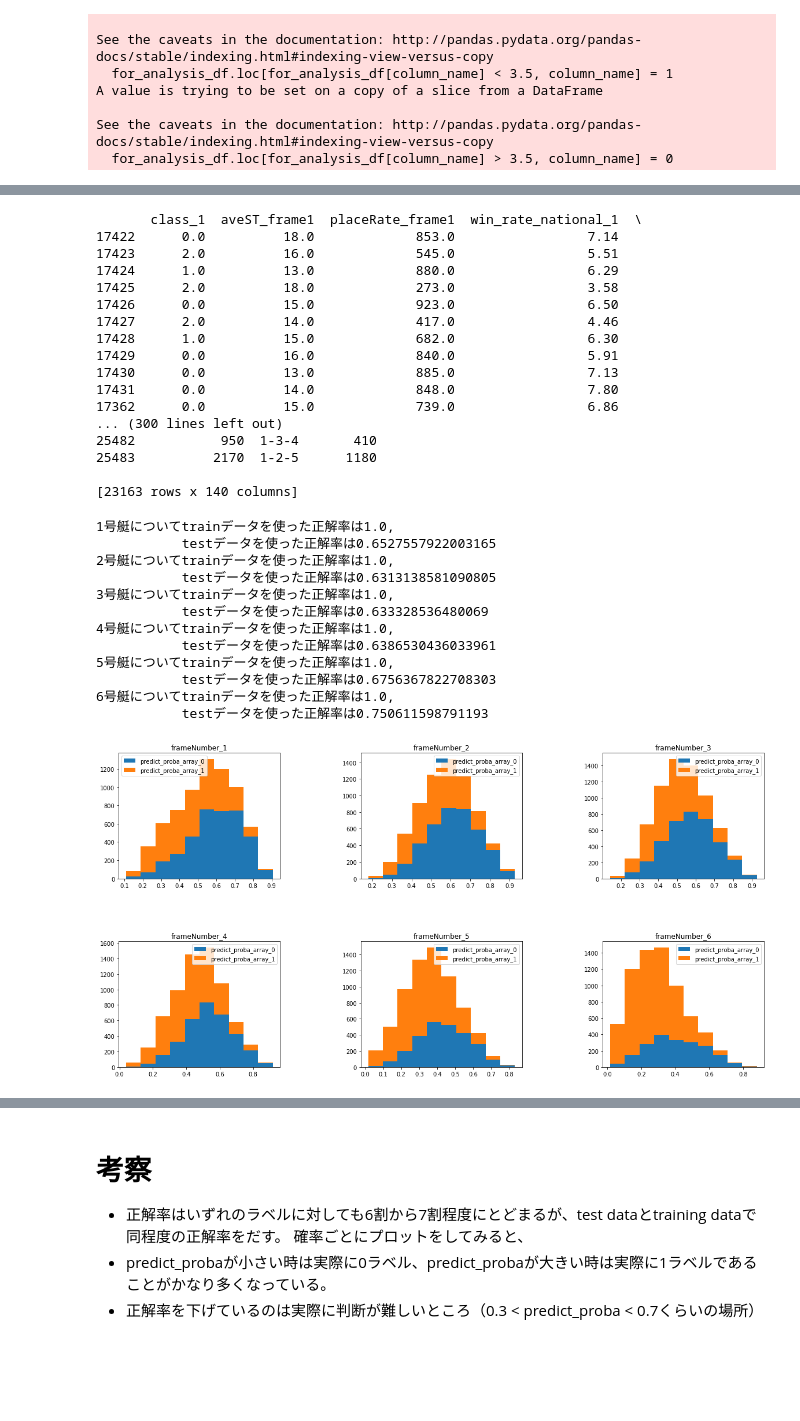
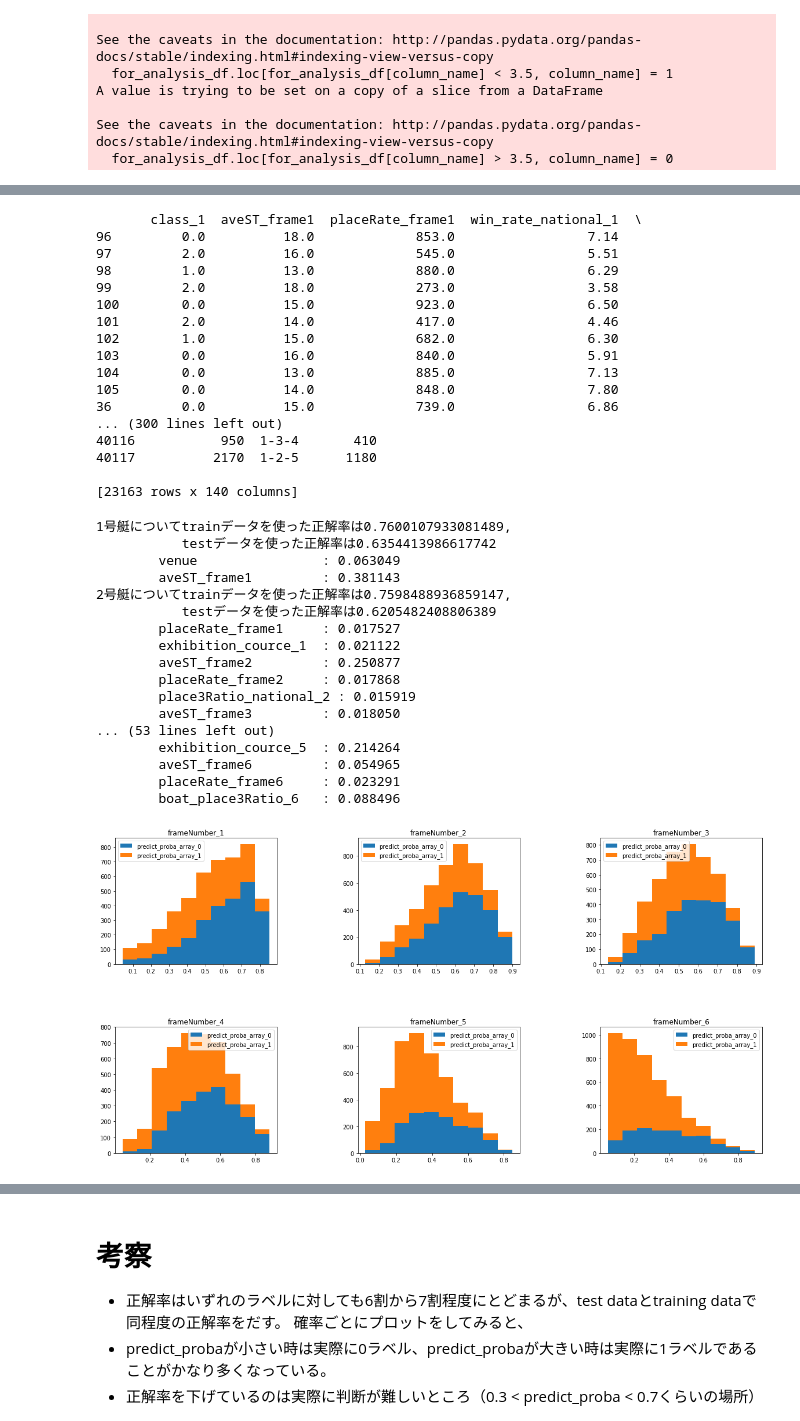
Before and after one commit to griCe14807/boatrace, a Jupyter notebook: src/analyze/RandomForestClassification.ipynb, the cells around one changed output, grey strips where cells are left out. Drawn from its saved outputs; the diff is of its cells as text; code cells hidden in the pictures; blank space fills up the shorter version.

```diff
--- a/src/analyze/RandomForestClassification.ipynb
+++ b/src/analyze/RandomForestClassification.ipynb
@@ -62,12 +62,8 @@ To retain the current behavior and silence the warning, pass 'sort=True'.
 
   race_results_supplementary_df = pd.concat(race_results_supplementary_df_list)
 # %%
-"""
-
-# test用にdfを期間で区切って小さくして使いたい時
+# dfを期間で区切って小さくして使いたい時
 from_dt = datetime(2019, 1, 1)
-to_dt = datetime(2019, 9, 1)
+to_dt = datetime(2019, 3, 1)
 
 the_merged_df = the_merged_df[(the_merged_df["date"] >= from_dt) & (the_merged_df["date"] <= to_dt)]
-
-"""
@@ -76,5 +70,5 @@ the_merged_df = the_merged_df[(the_merged_df["date"] >= from_dt) & (the_merged_d
 # %%
-# logistic regressionを利用した学習
+# Random forest regressionを利用した学習
 
 def make_df_for_analyze(merged_df, fv_list, column_list_label, odds_list):
     """
@@ -174,7 +168,7 @@ def learn_logistic_regression(train_data, column_list_label, num_estimators, max
         # ラベルを指定
         train_t = train_data[:, - num_labels + i]
 
-        # ロジスティック回帰
+        # Random Forest Classification
         clf = RFC(n_estimators=num_estimators, max_depth=max_depth, max_features=max_features, n_jobs=-1)
         clf.fit(train_x, train_t)
 
@@ -244,11 +238,11 @@ odds_list =  ["win", "winOdds",
              "trio", "trioOdds"]
 
 # データのうち、教師データとして使う割合（残りをテストデータとして用いる）
-train_data_ratio = 0.7
+train_data_ratio = 0.8
 # random forestの木の本数
 num_estimators = 100
 # 探索木の最大深さ
-max_depth = None
+max_depth = 8
 #  サンプリングする特徴量の数
 max_features = None
 
@@ -304,20 +298,20 @@ print(fv_label_df)
 print(fv_label_odds_df)
 # %% [output]
        class_1  aveST_frame1  placeRate_frame1  win_rate_national_1  \
-17422      0.0          18.0             853.0                 7.14
-17423      2.0          16.0             545.0                 5.51
-17424      1.0          13.0             880.0                 6.29
-17425      2.0          18.0             273.0                 3.58
-17426      0.0          15.0             923.0                 6.50
-17427      2.0          14.0             417.0                 4.46
-17428      1.0          15.0             682.0                 6.30
-17429      0.0          16.0             840.0                 5.91
-17430      0.0          13.0             885.0                 7.13
-17431      0.0          14.0             848.0                 7.80
-17362      0.0          15.0             739.0                 6.86
+96         0.0          18.0             853.0                 7.14
+97         2.0          16.0             545.0                 5.51
+98         1.0          13.0             880.0                 6.29
+99         2.0          18.0             273.0                 3.58
+100        0.0          15.0             923.0                 6.50
+101        2.0          14.0             417.0                 4.46
+102        1.0          15.0             682.0                 6.30
+103        0.0          16.0             840.0                 5.91
+104        0.0          13.0             885.0                 7.13
+105        0.0          14.0             848.0                 7.80
+36         0.0          15.0             739.0                 6.86
 ... (300 lines left out)
-25482           950  1-3-4       410
-25483          2170  1-2-5      1180
+40116           950  1-3-4       410
+40117          2170  1-2-5      1180
 
 [23163 rows x 140 columns]
 # %%
@@ -345,46 +339,57 @@ for i, clf in enumerate(clf_list):
     train_t = train_data[:, - num_labels + i]
     test_t = test_data[:, - num_labels + i]
 
     # 正解率を計算
     train_score = clf.score(train_x, train_t)
     test_score = clf.score(test_x, test_t)
     print("{2}号艇についてtrainデータを使った正解率は{0},\n \
           testデータを使った正解率は{1}".format(train_score, test_score, i + 1))
 
+    # Feature Importance
+    fti = clf.feature_importances_
+    for j, fv in enumerate(fv_list):
+        if fti[j] > 0.015:
+            print('\t{0:20s} : {1:>.6f}'.format(fv, fti[j]))
+
     # テストデータについて、学習結果を適用した際に、ラベルが1になる確率を、実際のラベル　1 or　0で色分けしてヒストグラムを作成
     predict_proba_array = clf.predict_proba(test_x)
 
     # listに格納しておく
     predict_proba_array_list.append(predict_proba_array[:, 1])
 
     # 結果が1 (1枠が一着 , 2枠以降が3着以内) だったものの推定確率
     predict_proba_array_1 = predict_proba_array[:, 1][test_t==1]
 
     # 結果が0 (1枠以外が一着, 1枠以外の場合は4着以降) だったものの推定確率
     predict_proba_array_0 = predict_proba_array[:, 1][test_t==0]
 
     # 積み上げヒストグラムを作成
     title = "frameNumber_{0}".format(i + 1)
     labels = {'predict_proba_array_1', 'predict_proba_array_0'}
     plt.subplot(2, 3, i+1)
     plt.hist([predict_proba_array_1, predict_proba_array_0], histtype="barstacked", label=labels)
     plt.title(title)
     plt.legend()
 plt.show()
 # %% [output]
-1号艇についてtrainデータを使った正解率は1.0,
-           testデータを使った正解率は0.6527557922003165
-2号艇についてtrainデータを使った正解率は1.0,
-           testデータを使った正解率は0.6313138581090805
-3号艇についてtrainデータを使った正解率は1.0,
-           testデータを使った正解率は0.633328536480069
-4号艇についてtrainデータを使った正解率は1.0,
-           testデータを使った正解率は0.6386530436033961
-5号艇についてtrainデータを使った正解率は1.0,
-           testデータを使った正解率は0.6756367822708303
-6号艇についてtrainデータを使った正解率は1.0,
-           testデータを使った正解率は0.750611598791193
+1号艇についてtrainデータを使った正解率は0.7600107933081489,
+           testデータを使った正解率は0.6354413986617742
+        venue                : 0.063049
+        aveST_frame1         : 0.381143
+2号艇についてtrainデータを使った正解率は0.7598488936859147,
+           testデータを使った正解率は0.6205482408806389
+        placeRate_frame1     : 0.017527
+        exhibition_cource_1  : 0.021122
+        aveST_frame2         : 0.250877
+        placeRate_frame2     : 0.017868
+        place3Ratio_national_2 : 0.015919
+        aveST_frame3         : 0.018050
+... (53 lines left out)
+        exhibition_cource_5  : 0.214264
+        aveST_frame6         : 0.054965
+        placeRate_frame6     : 0.023291
+        boat_place3Ratio_6   : 0.088496
-[figure, old version]
+[figure, new version]
 # %% [markdown]
 ### Random Forest 最適なパラメータさがし
 - n_estimator...500くらいで十分
```
Also changed, not shown: parts of 21 cells of this notebook, 15 other files.
